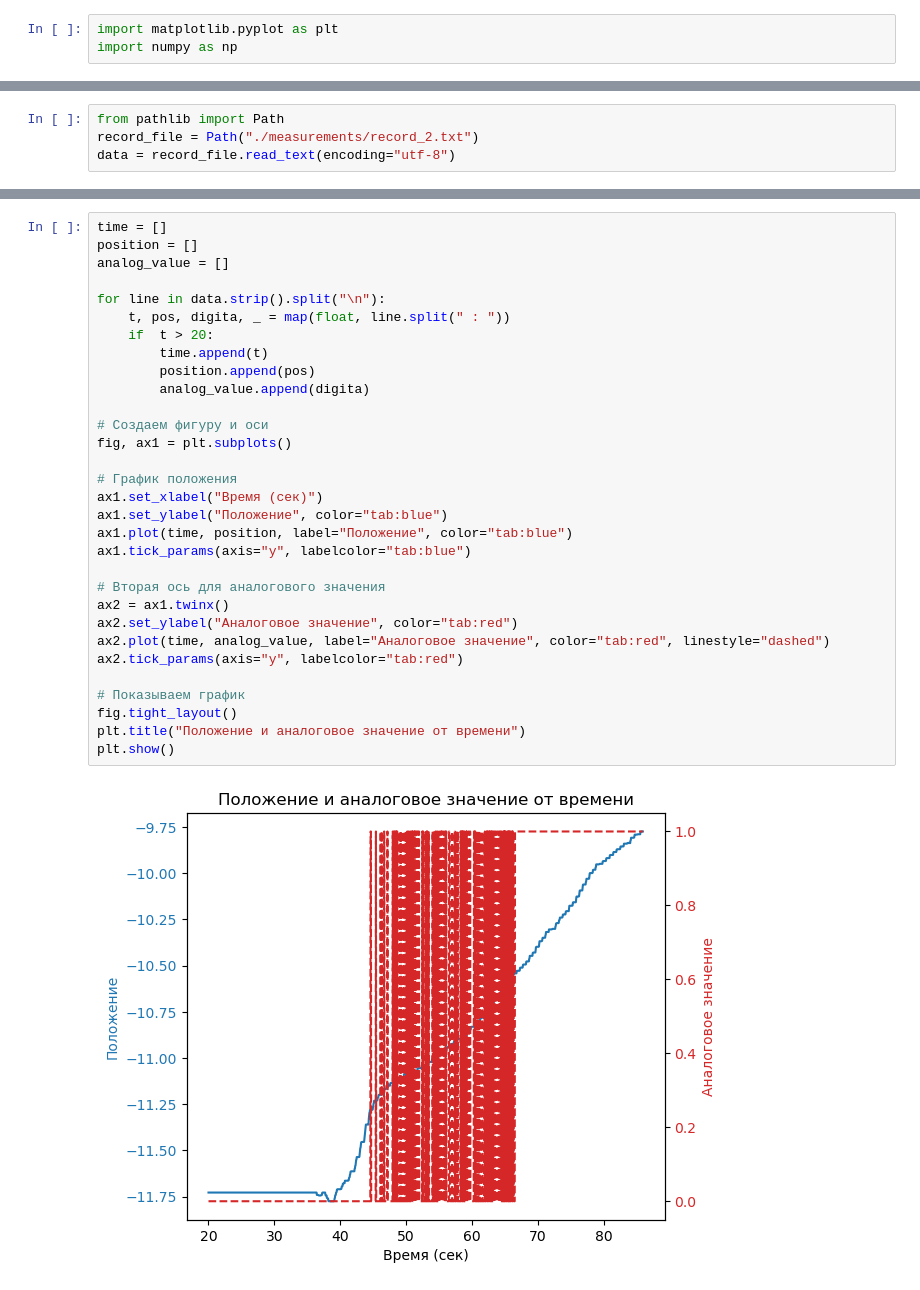
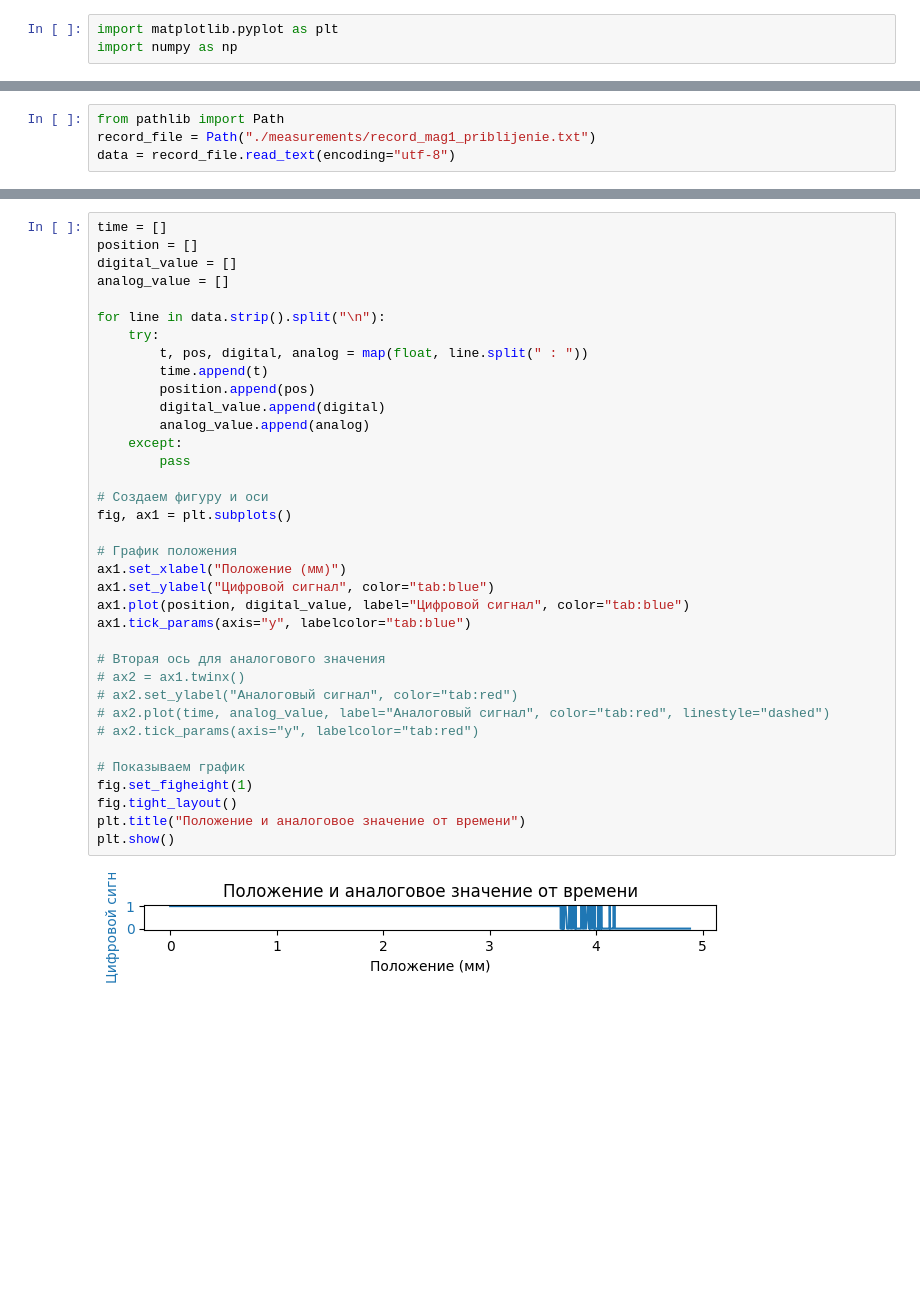
Before and after one commit to AshenHermit/arduino-magnet-measurement, a Jupyter notebook: analysis.ipynb, the cells around one changed output, grey strips where cells are left out. Cells and saved outputs as stored; diff of their text form; blank space fills up the shorter version.

Commit message:
feat: drawing graphs, ino fixed

```diff
--- a/analysis.ipynb
+++ b/analysis.ipynb
@@ -14,4 +11,4 @@ TypeError: 'Axes' object is not subscriptable
 # %%
 from pathlib import Path
-record_file = Path("./measurements/record_2.txt")
+record_file = Path("./measurements/record_mag1_priblijenie.txt")
 data = record_file.read_text(encoding="utf-8")
@@ -18,33 +105,38 @@ data = record_file.read_text(encoding="utf-8")
 # %%
 time = []
 position = []
+digital_value = []
 analog_value = []
 
 for line in data.strip().split("\n"):
-    t, pos, digita, _ = map(float, line.split(" : "))
-    if  t > 20:
+    try:
+        t, pos, digital, analog = map(float, line.split(" : "))
         time.append(t)
         position.append(pos)
-        analog_value.append(digita)
+        digital_value.append(digital)
+        analog_value.append(analog)
+    except:
+        pass
 
 # Создаем фигуру и оси
 fig, ax1 = plt.subplots()
 
 # График положения
-ax1.set_xlabel("Время (сек)")
-ax1.set_ylabel("Положение", color="tab:blue")
-ax1.plot(time, position, label="Положение", color="tab:blue")
+ax1.set_xlabel("Положение (мм)")
+ax1.set_ylabel("Цифровой сигнал", color="tab:blue")
+ax1.plot(position, digital_value, label="Цифровой сигнал", color="tab:blue")
 ax1.tick_params(axis="y", labelcolor="tab:blue")
 
 # Вторая ось для аналогового значения
-ax2 = ax1.twinx()
-ax2.set_ylabel("Аналоговое значение", color="tab:red")
-ax2.plot(time, analog_value, label="Аналоговое значение", color="tab:red", linestyle="dashed")
-ax2.tick_params(axis="y", labelcolor="tab:red")
+# ax2 = ax1.twinx()
+# ax2.set_ylabel("Аналоговый сигнал", color="tab:red")
+# ax2.plot(time, analog_value, label="Аналоговый сигнал", color="tab:red", linestyle="dashed")
+# ax2.tick_params(axis="y", labelcolor="tab:red")
 
 # Показываем график
+fig.set_figheight(1)
 fig.tight_layout()
 plt.title("Положение и аналоговое значение от времени")
 plt.show()
 # %% [output]
-[figure, old version]
+[figure, new version]
```
Also changed, not shown: parts of 3 cells of this notebook, 1 other file.
